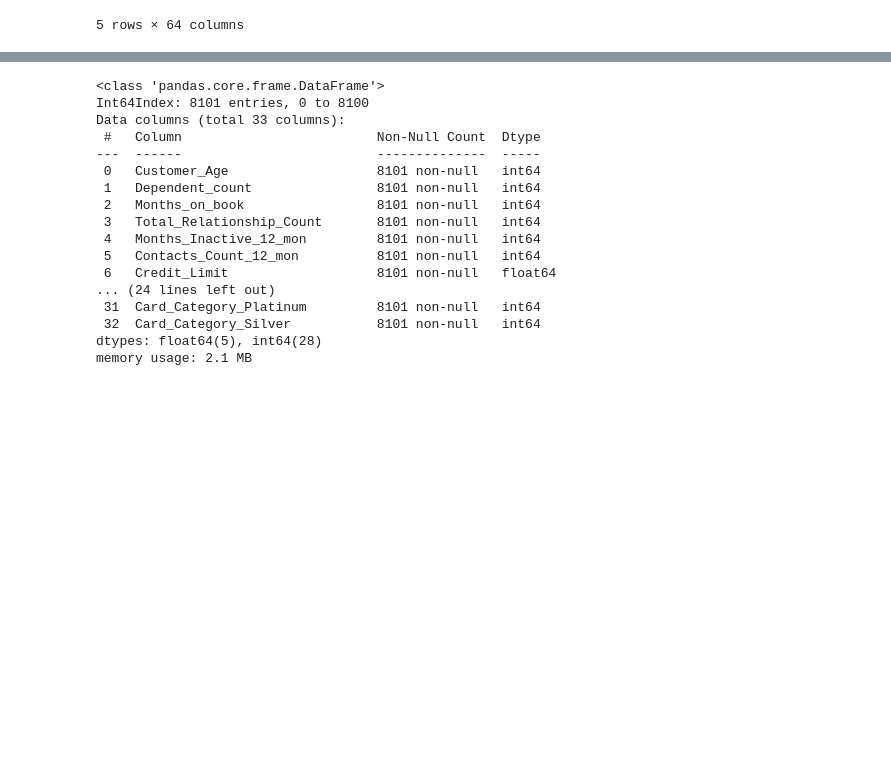
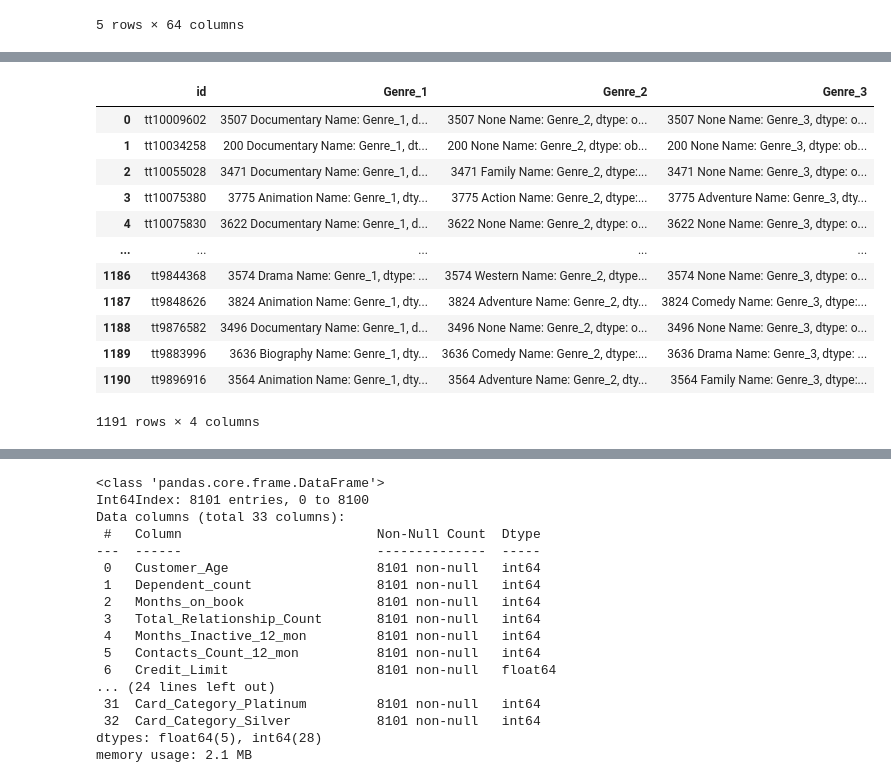
Before and after one commit to tpoozhikala/IMDB_Classification, a Jupyter notebook: 4_Preprocess_and_training/04_Preprocess_and_Training_IMDB_Classification.ipynb, the cells around one changed output, grey strips where cells are left out. Drawn from its saved outputs; the diff is of its cells as text; code cells hidden in the pictures; blank space fills up the shorter version.

```diff
--- a/4_Preprocess_and_training/04_Preprocess_and_Training_IMDB_Classification.ipynb
+++ b/4_Preprocess_and_training/04_Preprocess_and_Training_IMDB_Classification.ipynb
@@ -111,0 +240,17 @@ img_2array.shape
+# %%
+mo_df = pd.DataFrame(mov_dict)
+mo_df
+# %% [output]
+|  | id | Genre_1 | Genre_2 | Genre_3 |
+| 0 | tt10009602 | 3507 Documentary Name: Genre_1, d... | 3507 None Name: Genre_2, dtype: o... | 3507 None Name: Genre_3, dtype: o... |
+| 1 | tt10034258 | 200 Documentary Name: Genre_1, dt... | 200 None Name: Genre_2, dtype: ob... | 200 None Name: Genre_3, dtype: ob... |
+| 2 | tt10055028 | 3471 Documentary Name: Genre_1, d... | 3471 Family Name: Genre_2, dtype:... | 3471 None Name: Genre_3, dtype: o... |
+| 3 | tt10075380 | 3775 Animation Name: Genre_1, dty... | 3775 Action Name: Genre_2, dtype:... | 3775 Adventure Name: Genre_3, dty... |
+| 4 | tt10075830 | 3622 Documentary Name: Genre_1, d... | 3622 None Name: Genre_2, dtype: o... | 3622 None Name: Genre_3, dtype: o... |
+| ... | ... | ... | ... | ... |
+| 1186 | tt9844368 | 3574 Drama Name: Genre_1, dtype: ... | 3574 Western Name: Genre_2, dtype... | 3574 None Name: Genre_3, dtype: o... |
+| 1187 | tt9848626 | 3824 Animation Name: Genre_1, dty... | 3824 Adventure Name: Genre_2, dty... | 3824 Comedy Name: Genre_3, dtype:... |
+| 1188 | tt9876582 | 3496 Documentary Name: Genre_1, d... | 3496 None Name: Genre_2, dtype: o... | 3496 None Name: Genre_3, dtype: o... |
+| 1189 | tt9883996 | 3636 Biography Name: Genre_1, dty... | 3636 Comedy Name: Genre_2, dtype:... | 3636 Drama Name: Genre_3, dtype: ... |
+| 1190 | tt9896916 | 3564 Animation Name: Genre_1, dty... | 3564 Adventure Name: Genre_2, dty... | 3564 Family Name: Genre_3, dtype:... |
+1191 rows × 4 columns
```
Also changed, not shown: parts of 14 cells of this notebook, 3 other files.
